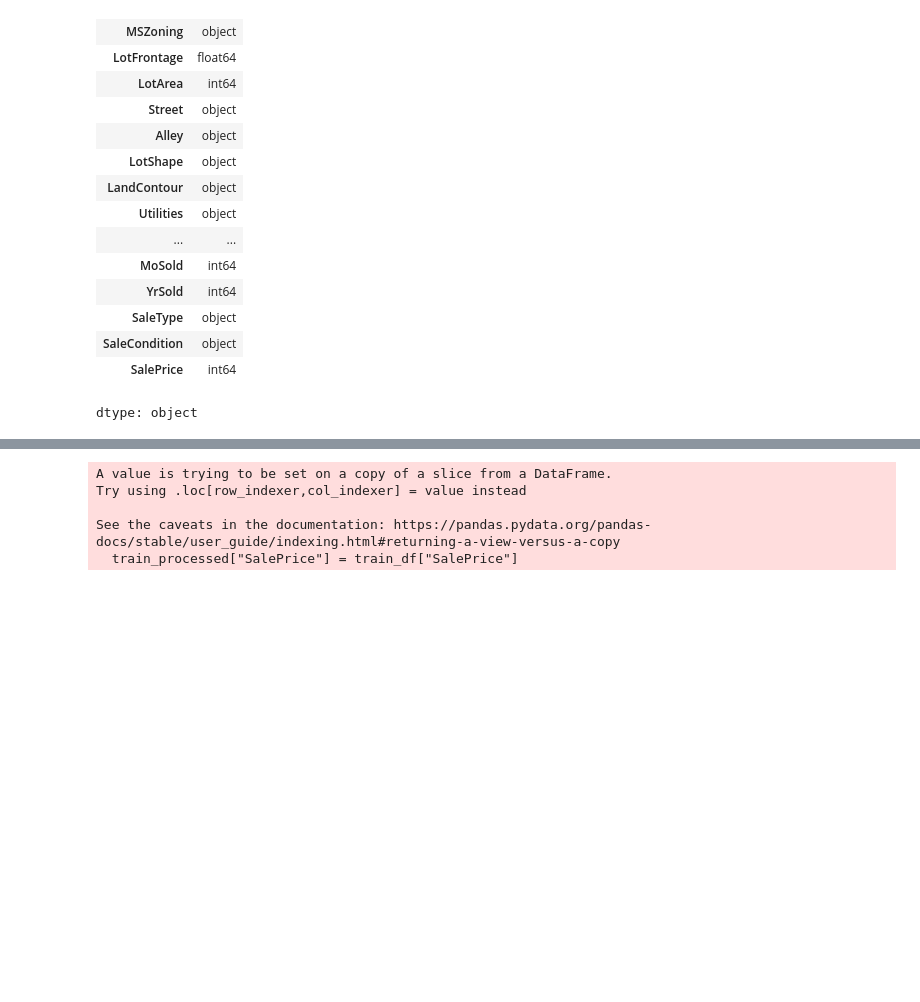
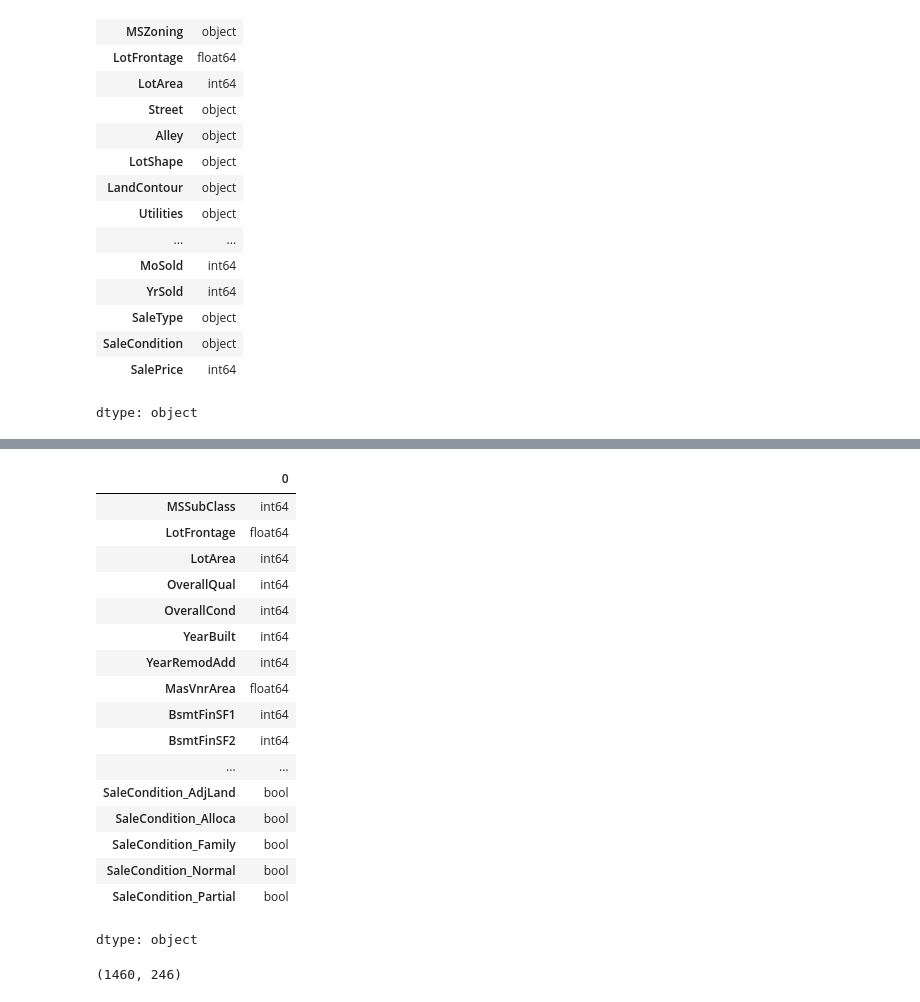
Before and after one commit to ta7er-Alalfi/House_Price_Prediction_T7, a Jupyter notebook: House_Price_Prediction_t7.ipynb, the cells around one changed output, grey strips where cells are left out. Saved outputs shown, nothing was run; the diff lists cells and outputs as text; code cells hidden in the pictures; blank space fills up the shorter version.

```diff
--- a/House_Price_Prediction_t7.ipynb
+++ b/House_Price_Prediction_t7.ipynb
@@ -164,2 +240,28 @@ for col in test_df.select_dtypes(exclude="object").columns:
+# %%
+df_encoded.dtypes
+# %% [output]
+|  | 0 |
+| MSSubClass | int64 |
+| LotFrontage | float64 |
+| LotArea | int64 |
+| OverallQual | int64 |
+| OverallCond | int64 |
+| YearBuilt | int64 |
+| YearRemodAdd | int64 |
+| MasVnrArea | float64 |
+| BsmtFinSF1 | int64 |
+| BsmtFinSF2 | int64 |
+| ... | ... |
+| SaleCondition_AdjLand | bool |
+| SaleCondition_Alloca | bool |
+| SaleCondition_Family | bool |
+| SaleCondition_Normal | bool |
+| SaleCondition_Partial | bool |
+dtype: object
+# %%
+df_encoded = df_encoded.drop_duplicates()
+df_encoded.shape
+# %% [output]
+(1460, 246)
 # %%
 all_data = pd.concat([train_df.drop("SalePrice", axis=1), test_df], axis=0)
@@ -171,8 +267,0 @@ test_processed = all_data.iloc[train_df.shape[0]:, :]
-# %%
-train_processed["SalePrice"] = train_df["SalePrice"]
-# %% [output]
-A value is trying to be set on a copy of a slice from a DataFrame.
-Try using .loc[row_indexer,col_indexer] = value instead
-
-See the caveats in the documentation: https://pandas.pydata.org/pandas-docs/stable/user_guide/indexing.html#returning-a-view-versus-a-copy
-  train_processed["SalePrice"] = train_df["SalePrice"]
```
Also changed, not shown: parts of 13 cells of this notebook.
